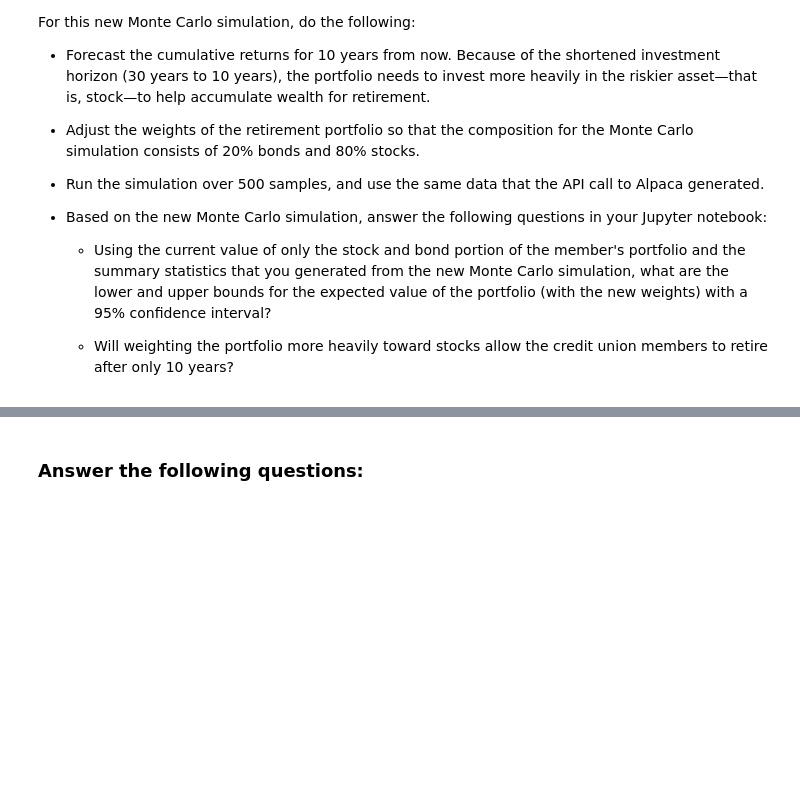
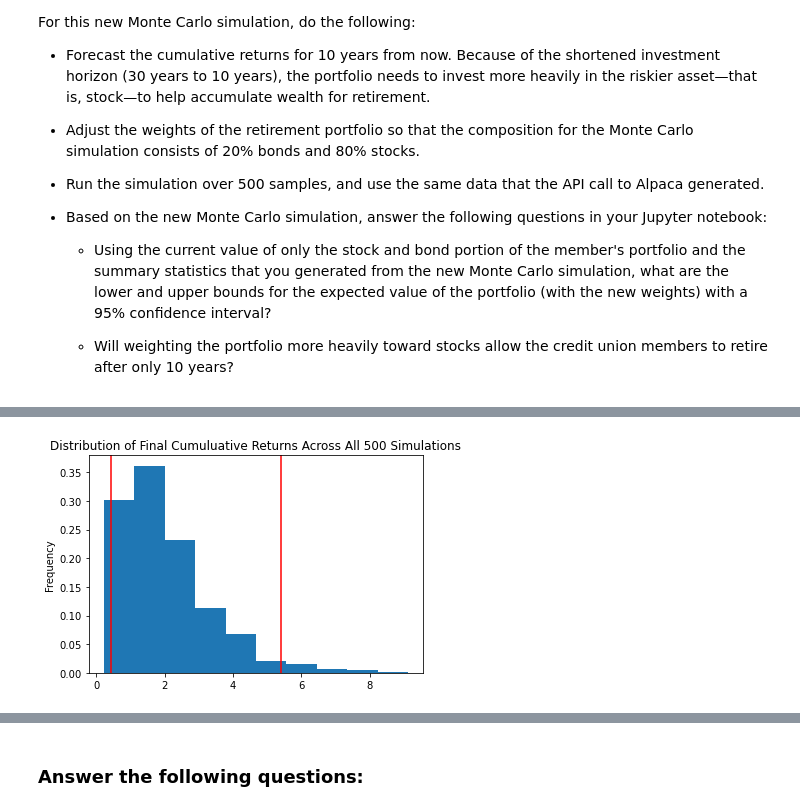
Before and after one commit to dinesh-m/financial_planner, a Jupyter notebook: financial_planning_tools.ipynb, the cells around one changed output, grey strips where cells are left out. Saved outputs shown, nothing was run; the diff lists cells and outputs as text; code cells hidden in the pictures; blank space fills up the shorter version.

```diff
--- a/financial_planning_tools.ipynb
+++ b/financial_planning_tools.ipynb
@@ -754,7 +815,9 @@ For this new Monte Carlo simulation, do the following:
 # %%
 # Visualize the probability distribution of the 10-year Monte Carlo simulation
 # by plotting a histogram
-# YOUR CODE HERE
+two_eight_3yr_10yr_weight_distribution_plot = mc_two_eight_3yr_10yr_weight.plot_distribution()
+# %% [output]
+[figure, added]
 # %%
 # Generate summary statistics from the 10-year Monte Carlo simulation results
 # Save the results as a variable
```
Also changed, not shown: parts of 5 cells of this notebook.
